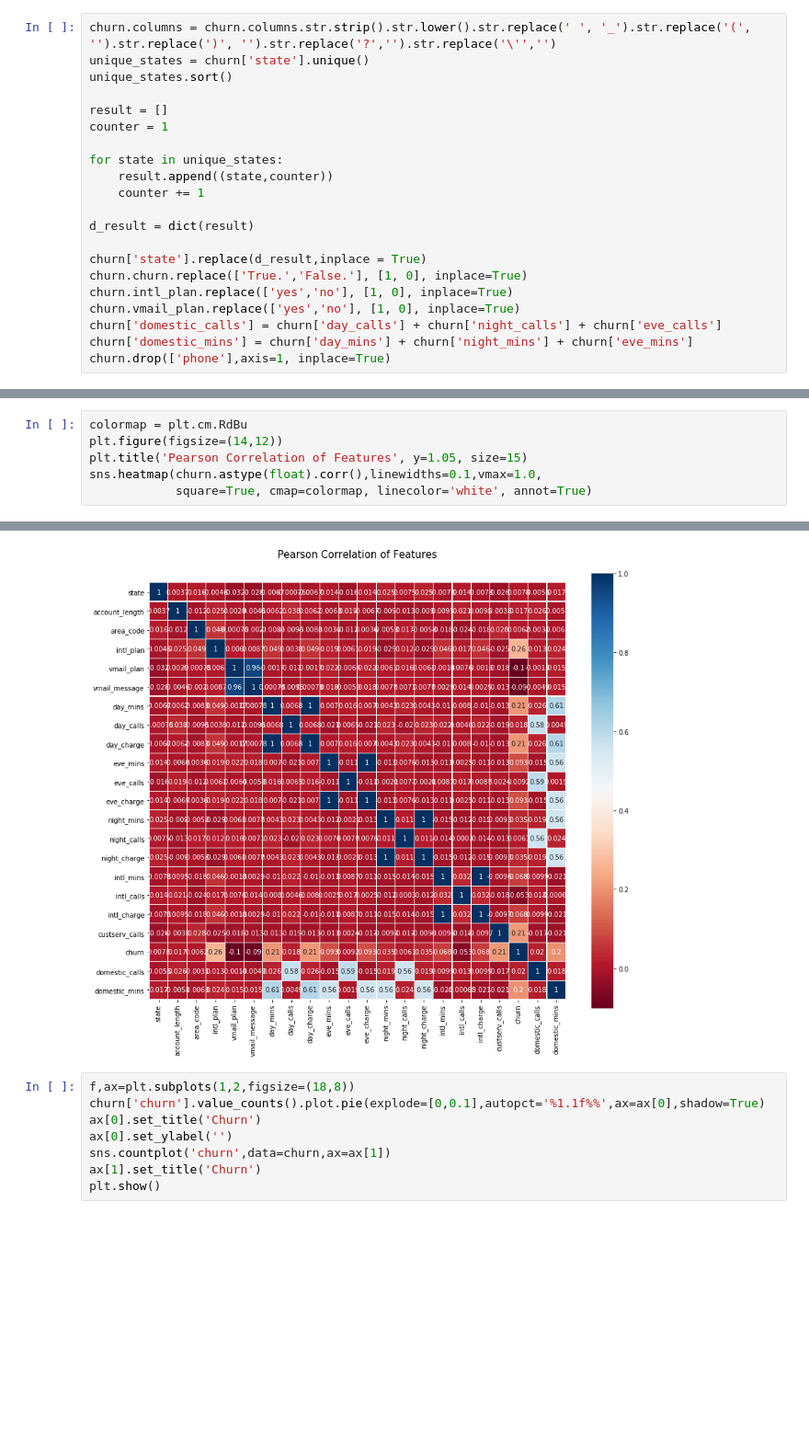
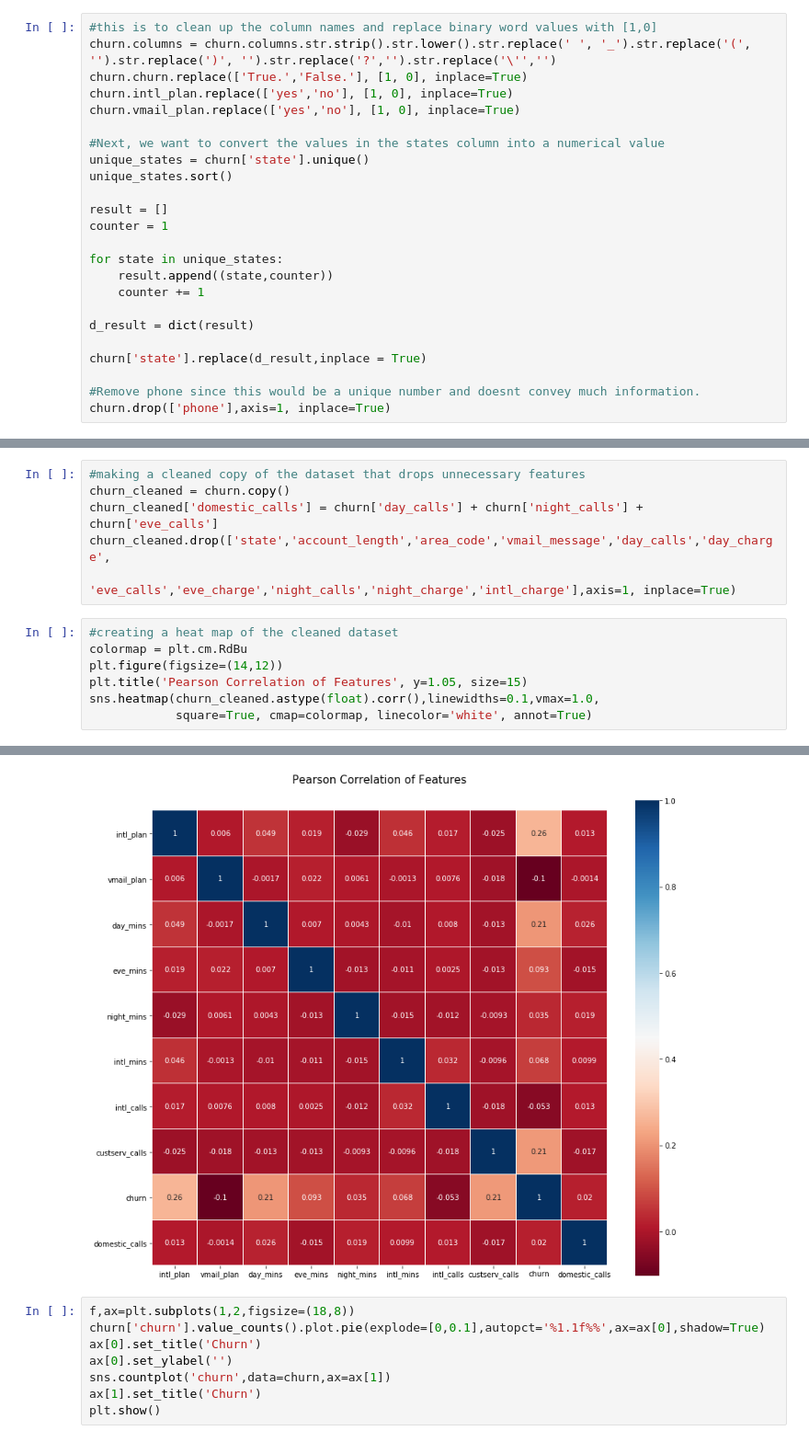
Before and after one commit to enzocordero/datasciencefinalproj, a Jupyter notebook: final proj.ipynb, the cells around one changed output, grey strips where cells are left out. Shown at 92% size. Cells and saved outputs as stored; diff of their text form; blank space fills up the shorter version.

```diff
--- a/final proj.ipynb
+++ b/final proj.ipynb
@@ -32,5 +68,11 @@ churn = churn_original.copy()
 # %%
+#this is to clean up the column names and replace binary word values with [1,0]
 churn.columns = churn.columns.str.strip().str.lower().str.replace(' ', '_').str.replace('(', '').str.replace(')', '').str.replace('?','').str.replace('\'','')
+churn.churn.replace(['True.','False.'], [1, 0], inplace=True)
+churn.intl_plan.replace(['yes','no'], [1, 0], inplace=True)
+churn.vmail_plan.replace(['yes','no'], [1, 0], inplace=True)
+
+#Next, we want to convert the values in the states column into a numerical value
 unique_states = churn['state'].unique()
 unique_states.sort()
 
@@ -44,9 +86,6 @@ for state in unique_states:
 d_result = dict(result)
 
 churn['state'].replace(d_result,inplace = True)
-churn.churn.replace(['True.','False.'], [1, 0], inplace=True)
-churn.intl_plan.replace(['yes','no'], [1, 0], inplace=True)
-churn.vmail_plan.replace(['yes','no'], [1, 0], inplace=True)
-churn['domestic_calls'] = churn['day_calls'] + churn['night_calls'] + churn['eve_calls']
-churn['domestic_mins'] = churn['day_mins'] + churn['night_mins'] + churn['eve_mins']
+
+#Remove phone since this would be a unique number and doesnt convey much information.
 churn.drop(['phone'],axis=1, inplace=True)
@@ -65,12 +102,19 @@ churn.describe()
+# %%
+#making a cleaned copy of the dataset that drops unnecessary features
+churn_cleaned = churn.copy()
+churn_cleaned['domestic_calls'] = churn['day_calls'] + churn['night_calls'] + churn['eve_calls']
+churn_cleaned.drop(['state','account_length','area_code','vmail_message','day_calls','day_charge',
+                    'eve_calls','eve_charge','night_calls','night_charge','intl_charge'],axis=1, inplace=True)
 # %%
+#creating a heat map of the cleaned dataset
 colormap = plt.cm.RdBu
 plt.figure(figsize=(14,12))
 plt.title('Pearson Correlation of Features', y=1.05, size=15)
-sns.heatmap(churn.astype(float).corr(),linewidths=0.1,vmax=1.0,
+sns.heatmap(churn_cleaned.astype(float).corr(),linewidths=0.1,vmax=1.0,
             square=True, cmap=colormap, linecolor='white', annot=True)
 # %% [output]
 <matplotlib.axes._subplots.AxesSubplot at 0x...>
-[figure, old version]
+[figure, new version]
 # %%
 f,ax=plt.subplots(1,2,figsize=(18,8))
 churn['churn'].value_counts().plot.pie(explode=[0,0.1],autopct='%1.1f%%',ax=ax[0],shadow=True)
```
Also changed, not shown: parts of 28 cells of this notebook.
